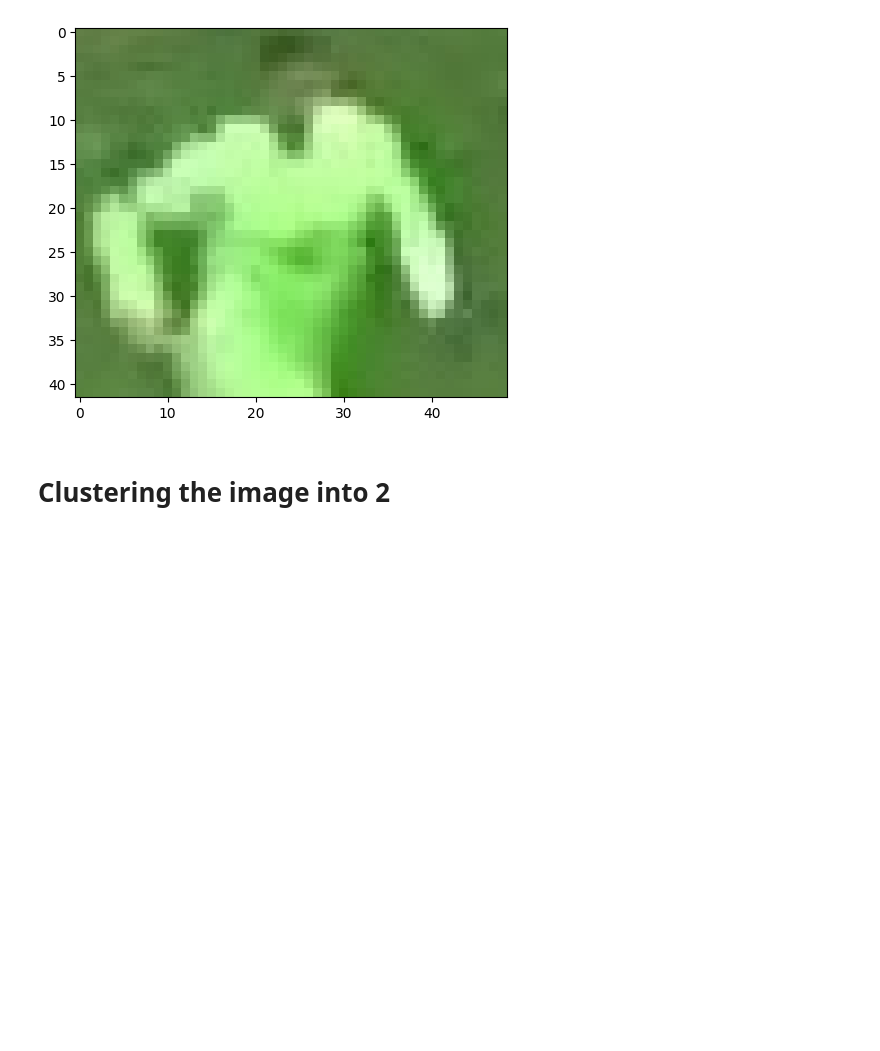
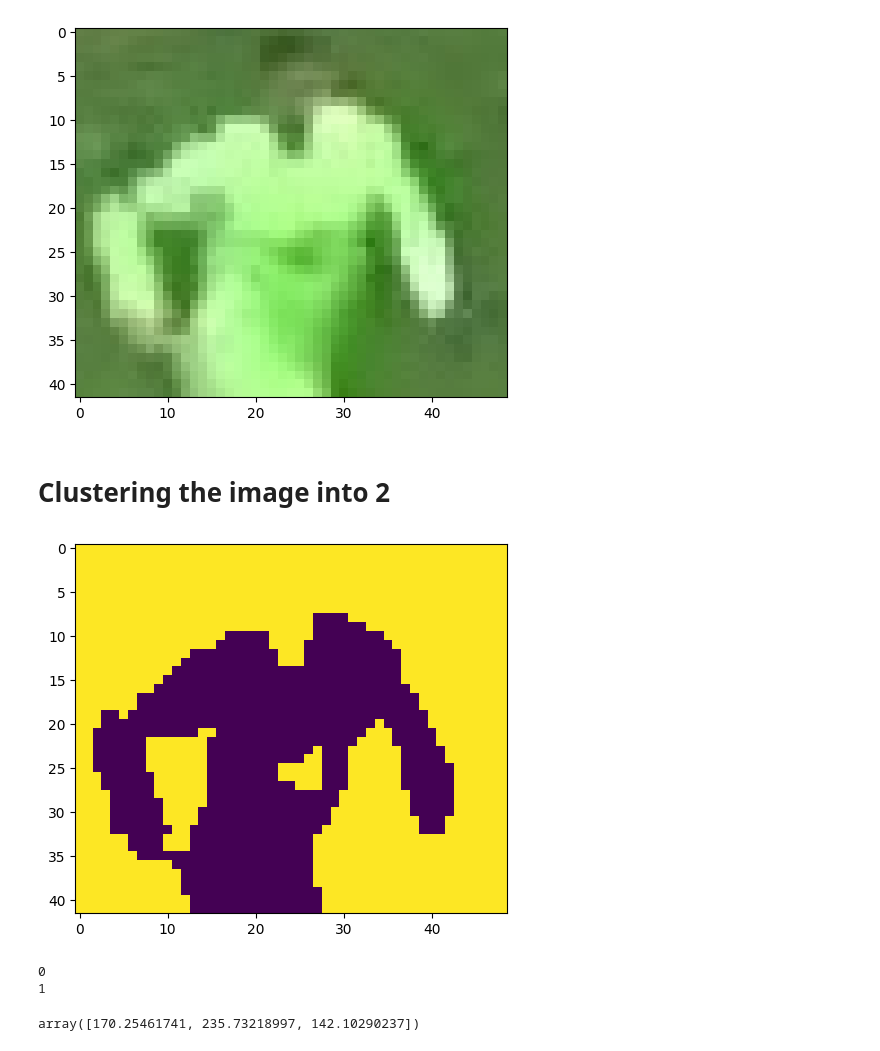
Before and after one commit to nedimazar/DFLCV, a Jupyter notebook: development_and_analysis/color_assignment.ipynb, the cells around one changed output. Drawn from its saved outputs; the diff is of its cells as text; code cells hidden in the pictures; blank space fills up the shorter version.

```diff
--- a/development_and_analysis/color_assignment.ipynb
+++ b/development_and_analysis/color_assignment.ipynb
@@ -25,12 +25,34 @@ plt.imshow(img_top_half)
 # %%
 # Reshaping the image
 image_2d = img_top_half.reshape(-1, 3)
 
 # Perform k-means with two clusters
 kmeans = KMeans(n_clusters=2, random_state=42)
 kmeans.fit(image_2d)
 
 # Get the cluster labels
 labels = kmeans.labels_
 
-#reshape the labels
+# Reshape the labels into the original image
+clustered_image = labels.reshape(img_top_half.shape[0], img_top_half.shape[1])
+
+# Display the clustered image
+plt.imshow(clustered_image)
+plt.show()
+# %% [output]
+[figure, added]
+# %%
+corner_clusters = clustered_image[0, 0], clustered_image[0, -1], clustered_image[-1, -1], clustered_image[-1, 0]
+
+non_player_cluster = max(set(corner_clusters), key=corner_clusters.count)
+
+player_cluster = 1-non_player_cluster
+print(player_cluster)
+print(non_player_cluster)
+# %% [output]
+0
+1
+# %%
+kmeans.cluster_centers_[player_cluster]
+# %% [output]
+array([170.25461741, 235.73218997, 142.10290237])
```
Also changed, not shown: parts of 2 cells of this notebook.
